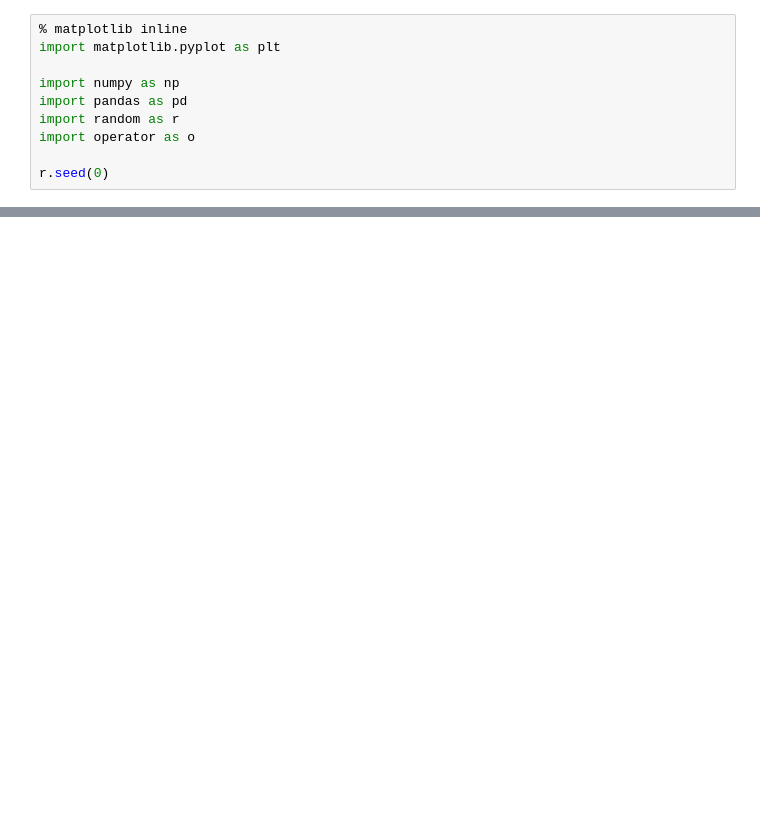
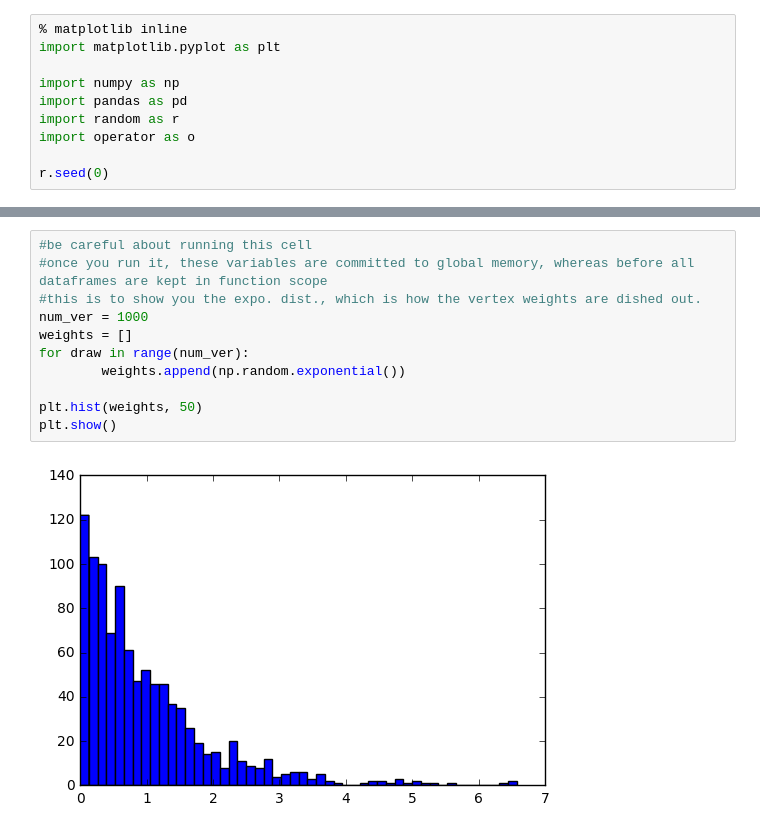
Before and after one commit to ostwind/network_resource_dom, a Jupyter notebook: analysis/ground_truth.ipynb, the cells around one changed output, grey strips where cells are left out. Saved outputs shown, nothing was run; the diff lists cells and outputs as text; blank space fills up the shorter version.

```diff
--- a/analysis/ground_truth.ipynb
+++ b/analysis/ground_truth.ipynb
@@ -127,0 +140,13 @@ plt.plot(range(len(stat_to_track2)) , stat_to_track2  )
+# %%
+#be careful about running this cell
+#once you run it, these variables are committed to global memory, whereas before all dataframes are kept in function scope
+#this is to show you the expo. dist., which is how the vertex weights are dished out.
+num_ver = 1000
+weights = []
+for draw in range(num_ver):
+        weights.append(np.random.exponential())
+
+plt.hist(weights, 50)
+plt.show()
+# %% [output]
+[figure, added]
```
Also changed, not shown: parts of 10 cells of this notebook.
